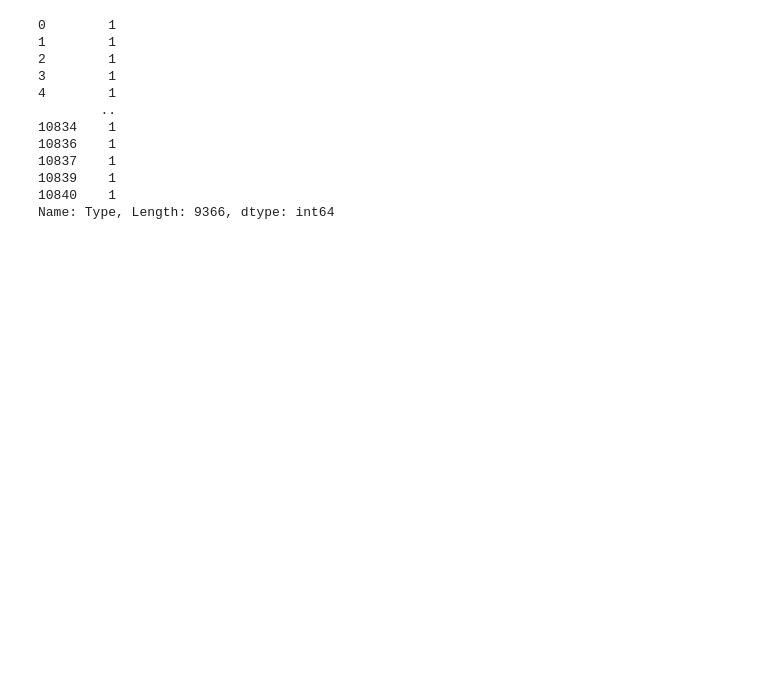
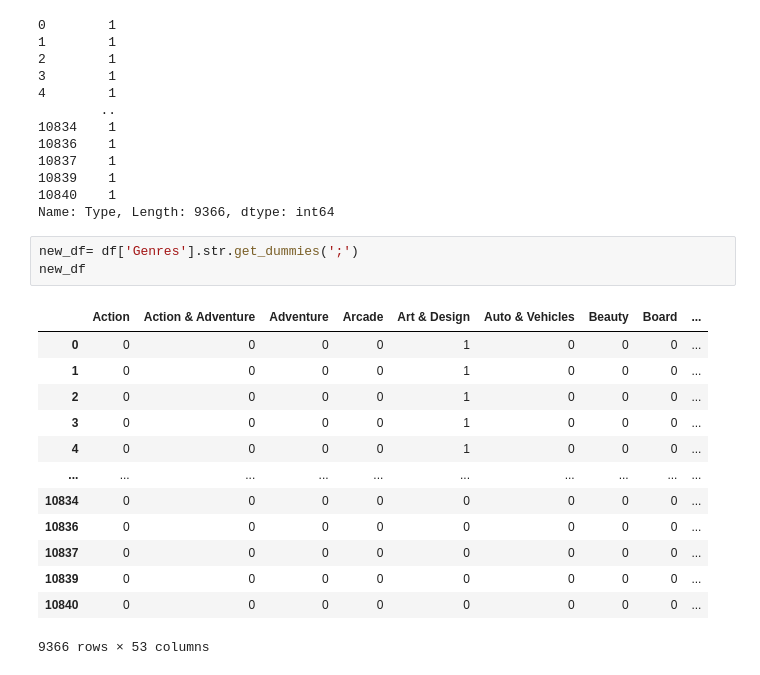
Before and after one commit to LYS312/TheAnalysts, a Jupyter notebook: TheAnalysts/TheAnalysts.ipynb, the cells around one changed output. Cells and saved outputs as stored; diff of their text form; blank space fills up the shorter version.

```diff
--- a/TheAnalysts/TheAnalysts.ipynb
+++ b/TheAnalysts/TheAnalysts.ipynb
@@ -525,3 +525,20 @@ df['Type']
 10839    1
 10840    1
 Name: Type, Length: 9366, dtype: int64
+# %%
+new_df= df['Genres'].str.get_dummies(';')
+new_df
+# %% [output]
+|  | Action | Action & Adventure | Adventure | Arcade | Art & Design | Auto & Vehicles | Beauty | Board | ... |
+| 0 | 0 | 0 | 0 | 0 | 1 | 0 | 0 | 0 | ... |
+| 1 | 0 | 0 | 0 | 0 | 1 | 0 | 0 | 0 | ... |
+| 2 | 0 | 0 | 0 | 0 | 1 | 0 | 0 | 0 | ... |
+| 3 | 0 | 0 | 0 | 0 | 1 | 0 | 0 | 0 | ... |
+| 4 | 0 | 0 | 0 | 0 | 1 | 0 | 0 | 0 | ... |
+| ... | ... | ... | ... | ... | ... | ... | ... | ... | ... |
+| 10834 | 0 | 0 | 0 | 0 | 0 | 0 | 0 | 0 | ... |
+| 10836 | 0 | 0 | 0 | 0 | 0 | 0 | 0 | 0 | ... |
+| 10837 | 0 | 0 | 0 | 0 | 0 | 0 | 0 | 0 | ... |
+| 10839 | 0 | 0 | 0 | 0 | 0 | 0 | 0 | 0 | ... |
+| 10840 | 0 | 0 | 0 | 0 | 0 | 0 | 0 | 0 | ... |
+9366 rows × 53 columns
```
Also changed, not shown: parts of 1 cell of this notebook.
